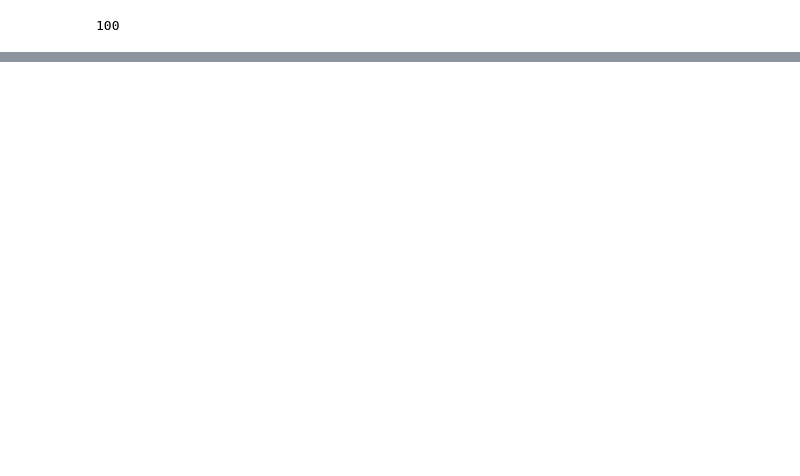
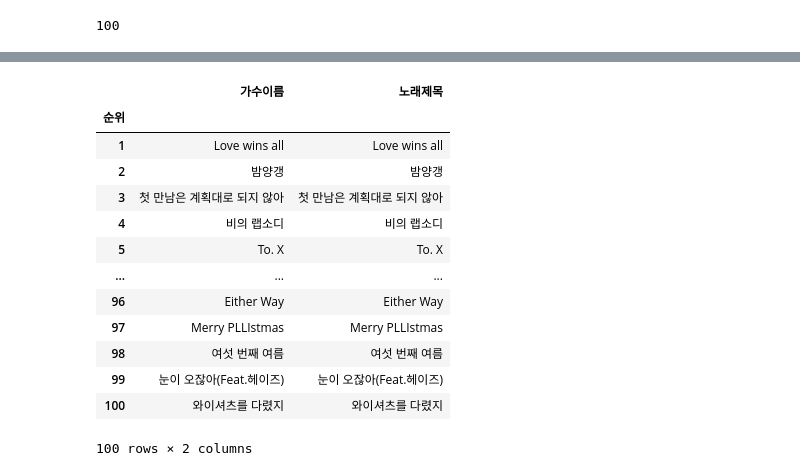
Before and after one commit to jung79human79/datasql, a Jupyter notebook: 크롤링/ex02 멜론챠트 데이터 수집.ipynb, the cells around one changed output, grey strips where cells are left out. Cells and saved outputs as stored; diff of their text form; code cells hidden in the pictures; blank space fills up the shorter version.

```diff
--- a/크롤링/ex02 멜론챠트 데이터 수집.ipynb
+++ b/크롤링/ex02 멜론챠트 데이터 수집.ipynb
@@ -234,6 +218,22 @@ frame
 # %%
 # 원하는 컬럼으로 인덱스를 셋팅
 frame.set_index('순위',inplace=True)
+frame
+# %% [output]
+|  | 가수이름 | 노래제목 |
+| 순위 |  |  |
+| 1 | Love wins all | Love wins all |
+| 2 | 밤양갱 | 밤양갱 |
+| 3 | 첫 만남은 계획대로 되지 않아 | 첫 만남은 계획대로 되지 않아 |
+| 4 | 비의 랩소디 | 비의 랩소디 |
+| 5 | To. X | To. X |
+| ... | ... | ... |
+| 96 | Either Way | Either Way |
+| 97 | Merry PLLIstmas | Merry PLLIstmas |
+| 98 | 여섯 번째 여름 | 여섯 번째 여름 |
+| 99 | 눈이 오잖아(Feat.헤이즈) | 눈이 오잖아(Feat.헤이즈) |
+| 100 | 와이셔츠를 다렸지 | 와이셔츠를 다렸지 |
+100 rows × 2 columns
 # %%
 # 실제 파일로 저장(.csv)
 # 한글을 저장시 반드시 인코딩
```
Also changed, not shown: parts of 9 cells of this notebook, 16 other files.
